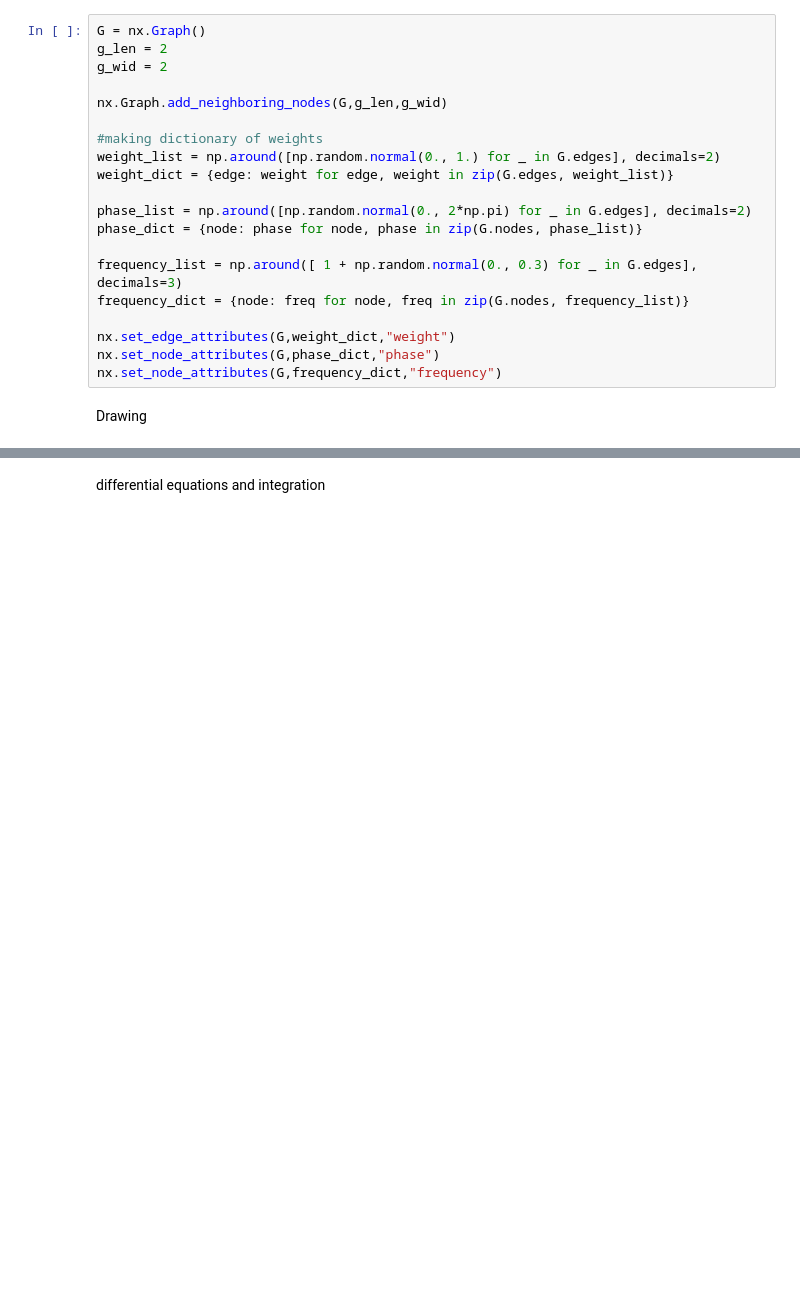
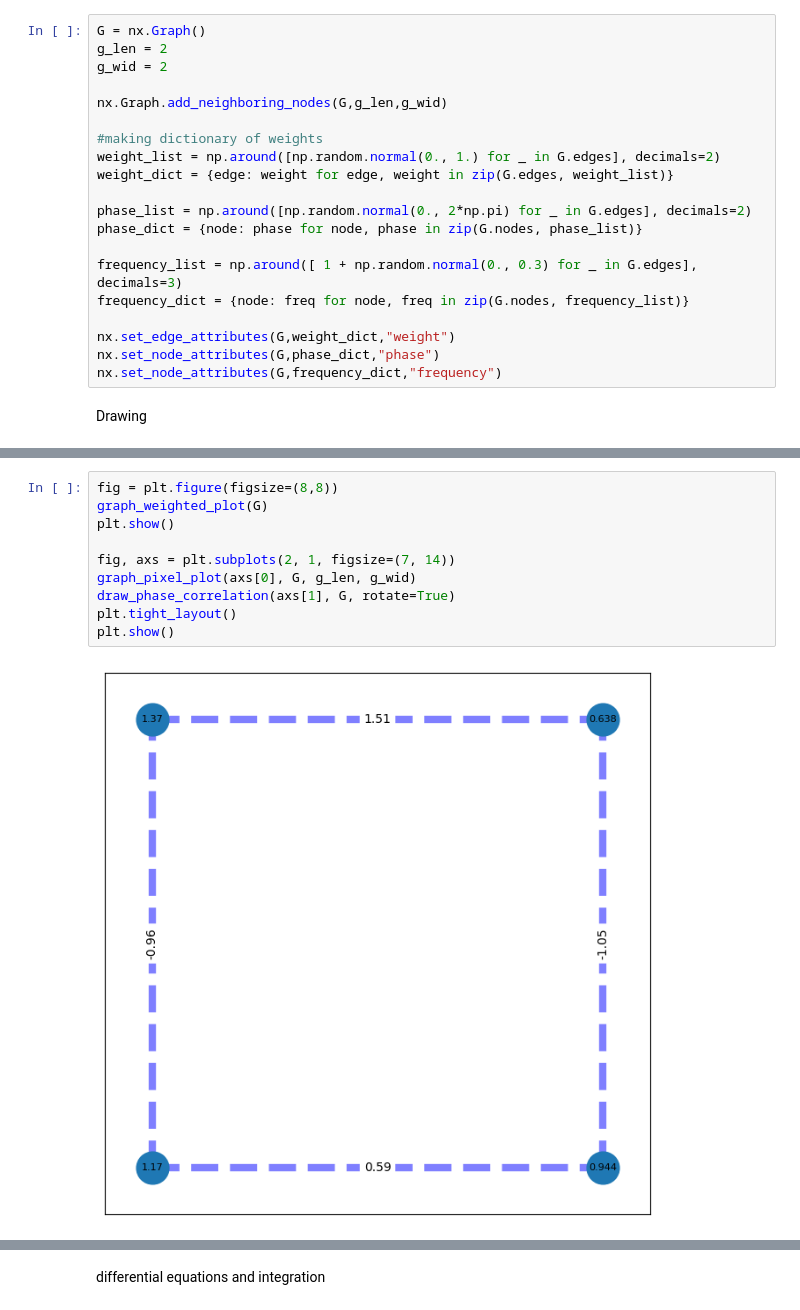
Before and after one commit to Mniszko/Network-of-coupled-Kuramoto-oscillators, a Jupyter notebook: main.ipynb, the cells around one changed output, grey strips where cells are left out. Drawn from its saved outputs; the diff is of its cells as text; blank space fills up the shorter version.

```diff
--- a/main.ipynb
+++ b/main.ipynb
@@ -352,0 +449,12 @@ plt.show()
+# %%
+fig = plt.figure(figsize=(8,8))
+graph_weighted_plot(G)
+plt.show()
+
+fig, axs = plt.subplots(2, 1, figsize=(7, 14))
+graph_pixel_plot(axs[0], G, g_len, g_wid)
+draw_phase_correlation(axs[1], G, rotate=True)
+plt.tight_layout()
+plt.show()
+# %% [output]
+[figure, added]
```
Also changed, not shown: parts of 23 cells of this notebook, 11 other files.
